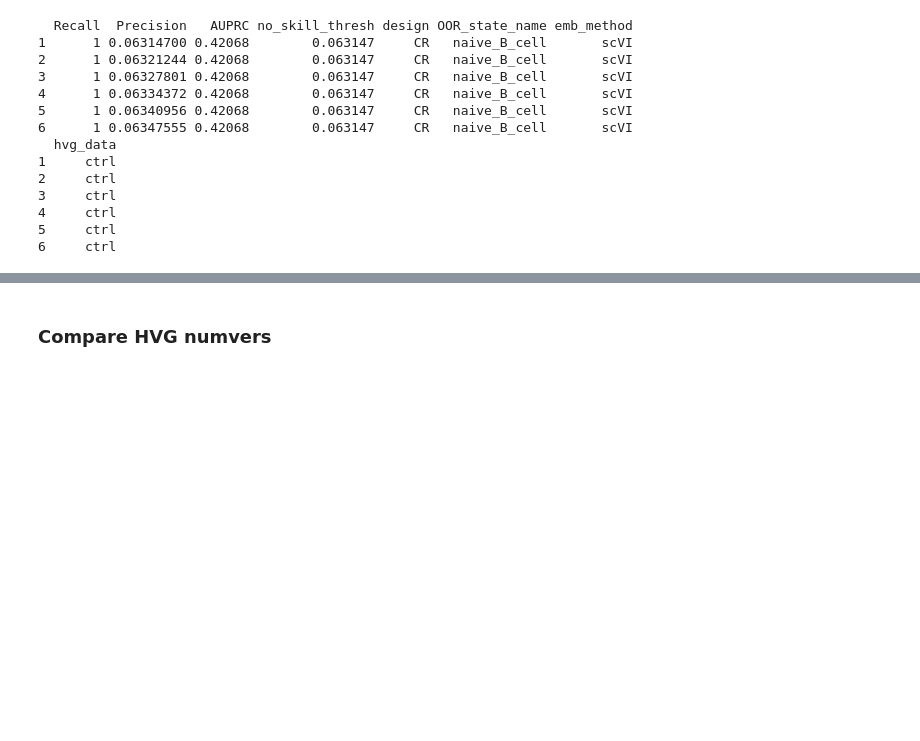
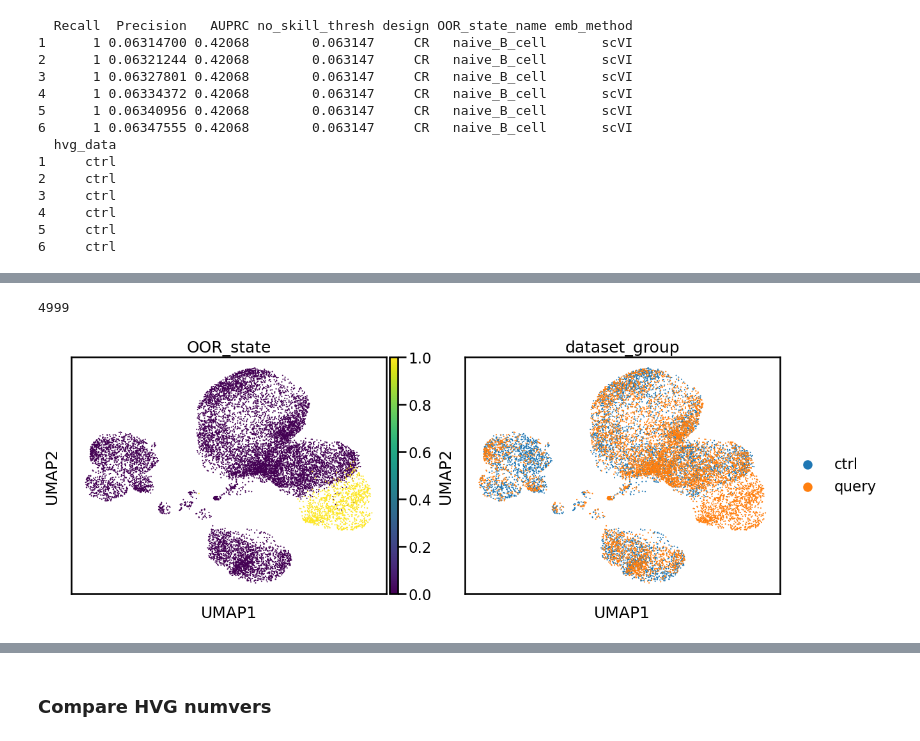
Before and after one commit to MarioniLab/oor_design_reproducibility, a Jupyter notebook: src/_misc/hvg_selection/compare_HVGs.ipynb, the cells around one changed output, grey strips where cells are left out. Cells and saved outputs as stored; diff of their text form; code cells hidden in the pictures; blank space fills up the shorter version.

```diff
--- a/src/_misc/hvg_selection/compare_HVGs.ipynb
+++ b/src/_misc/hvg_selection/compare_HVGs.ipynb
@@ -338,0 +473,4 @@ for d in $dirs; do
+# %%
+sum(gene_score_df.loc[gene_score_df['Disease+Control HVGs'], 'scores_oor_state'] != 0)
+# %% [output]
+4999
@@ -338,0 +480,4 @@ for d in $dirs; do
+# %%
+sc.pl.umap(adata, color=['OOR_state', 'dataset_group'])
+# %% [output]
+[figure, added]
```
Also changed, not shown: parts of 33 cells of this notebook, 15 other files.
